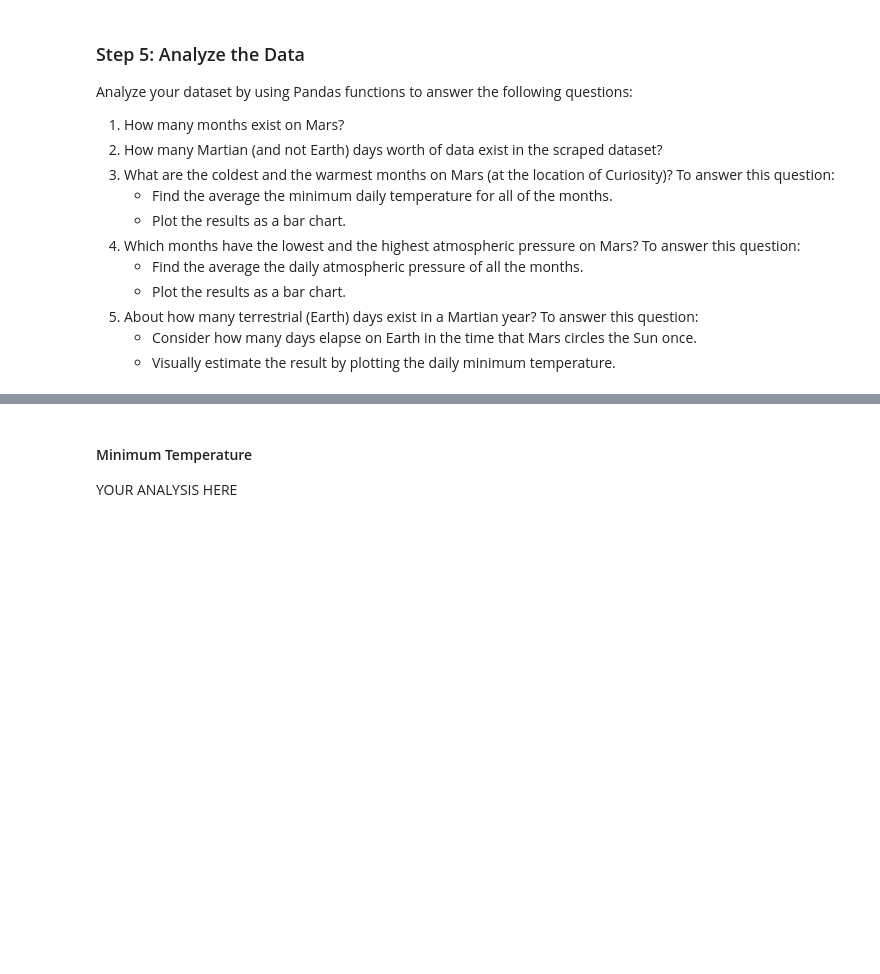
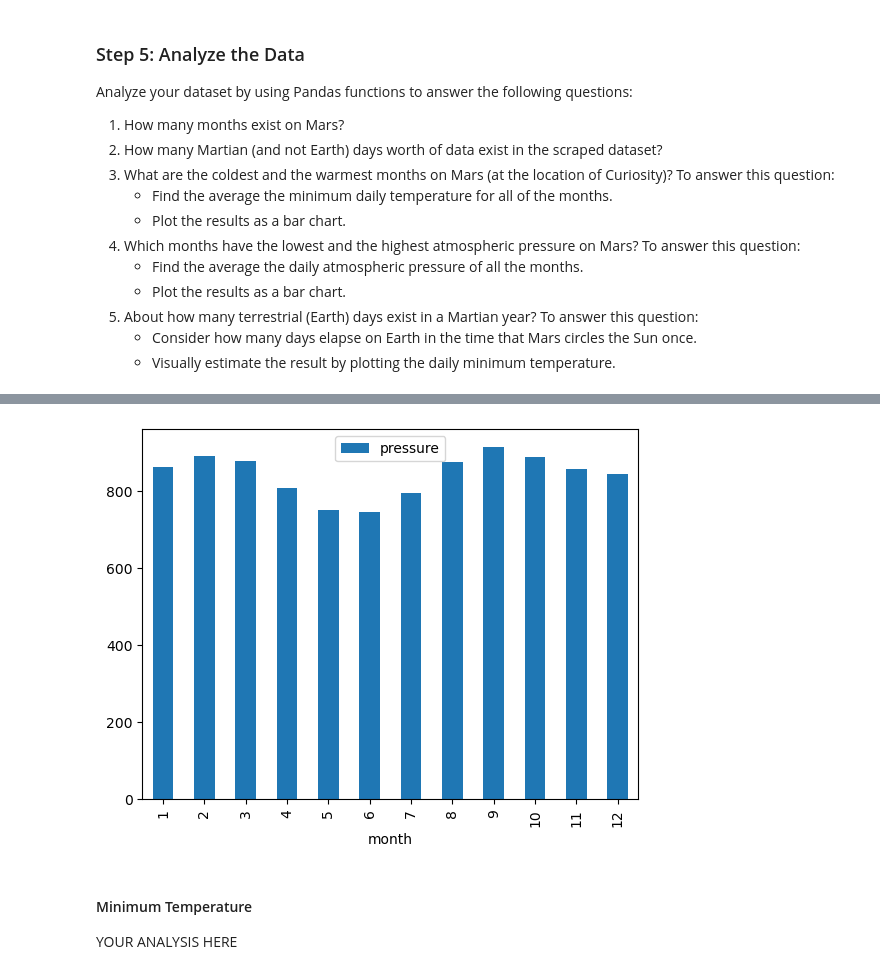
Before and after one commit to atnafb/Web-Scrapping-Chanllenge, a Jupyter notebook: part_2_mars_weather.ipynb, the cells around one changed output, grey strips where cells are left out. Drawn from its saved outputs; the diff is of its cells as text; code cells hidden in the pictures; blank space fills up the shorter version.

```diff
--- a/part_2_mars_weather.ipynb
+++ b/part_2_mars_weather.ipynb
@@ -153,2 +245,6 @@ Analyze your dataset by using Pandas functions to answer the following questions
 # %%
 # 4. What is the average pressure by month?
+average_presure = changed_dataT.groupby('month')['pressure'].mean()
+print("The average pressure by month: ")
+average_presureDF = pd.DataFrame(average_presure)
+average_presureDF
@@ -157,3 +267,12 @@ Analyze your dataset by using Pandas functions to answer the following questions
+# %%
+# Plot the average pressure by month
+average_presureDF.plot(kind='bar', y='pressure')
+plt.xlable = ('Atmospheric Pressure')
+plt.ylable = ('month')
+plt.title = ("Average Pressure by Month")
+plt.show()
+# %% [output]
+[figure, added]
 # %%
 # Identify the lowest and highest pressure months in Curiosity's location by sorting the previous graph
 # %%
```
Also changed, not shown: parts of 17 cells of this notebook.
